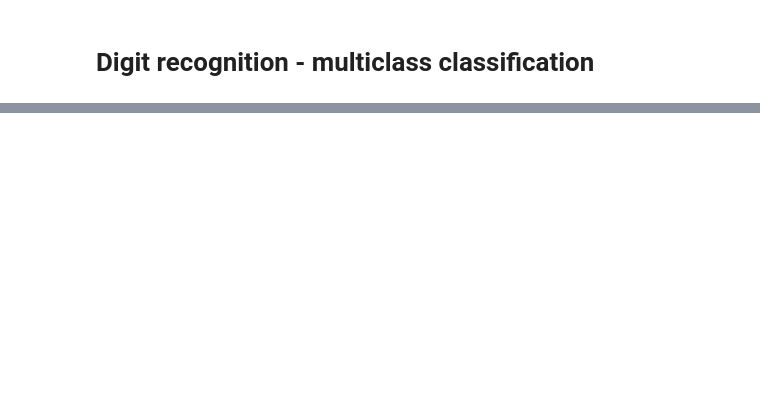
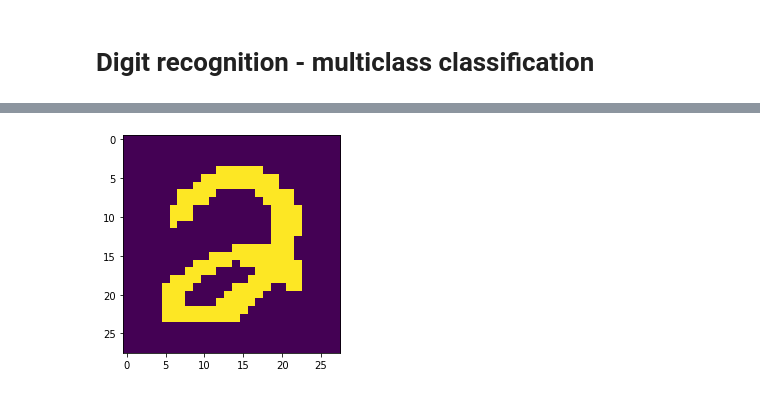
Before and after one commit to MovsisyanM/digit-recognizer, a Jupyter notebook: Movsisyan.ipynb, the cells around one changed output, grey strips where cells are left out. Saved outputs shown, nothing was run; the diff lists cells and outputs as text; code cells hidden in the pictures; blank space fills up the shorter version.

```diff
--- a/Movsisyan.ipynb
+++ b/Movsisyan.ipynb
@@ -47,0 +121,4 @@ Epoch 3/3
+# %%
+plt.imshow(np.array(x_test.sample(1, random_state=seed)).reshape(28, 28));
+# %% [output]
+[figure, added]
```
Also changed, not shown: parts of 21 cells of this notebook, 3 other files.
